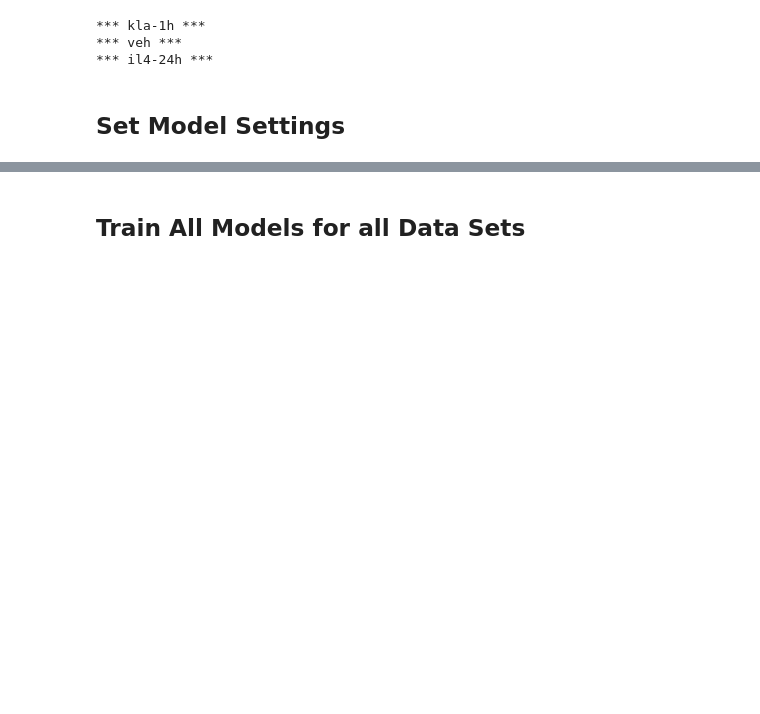
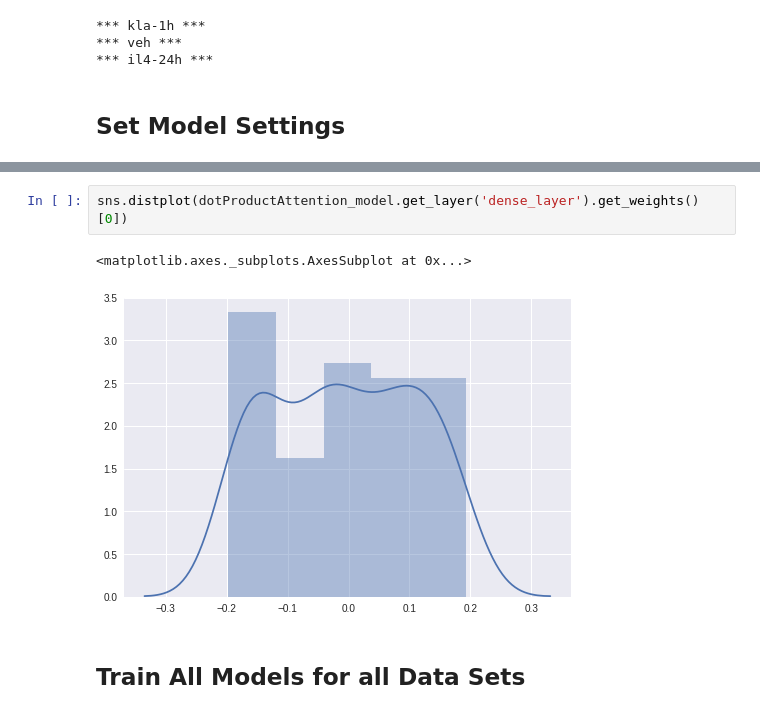
Before and after one commit to jenhantao/genomic_grammar, a Jupyter notebook: Attention Only Classification Analysis.ipynb, the cells around one changed output, grey strips where cells are left out. Drawn from its saved outputs; the diff is of its cells as text; blank space fills up the shorter version.

```diff
--- a/Attention Only Classification Analysis.ipynb
+++ b/Attention Only Classification Analysis.ipynb
@@ -126,3 +146,8 @@ large_convolution_model 12482
+# %%
+sns.distplot(dotProductAttention_model.get_layer('dense_layer').get_weights()[0])
+# %% [output]
+<matplotlib.axes._subplots.AxesSubplot at 0x...>
+[figure, added]
 # %% [markdown]
 ## Train All Models for all Data Sets
 # %%
```
Also changed, not shown: parts of 6 cells of this notebook.
